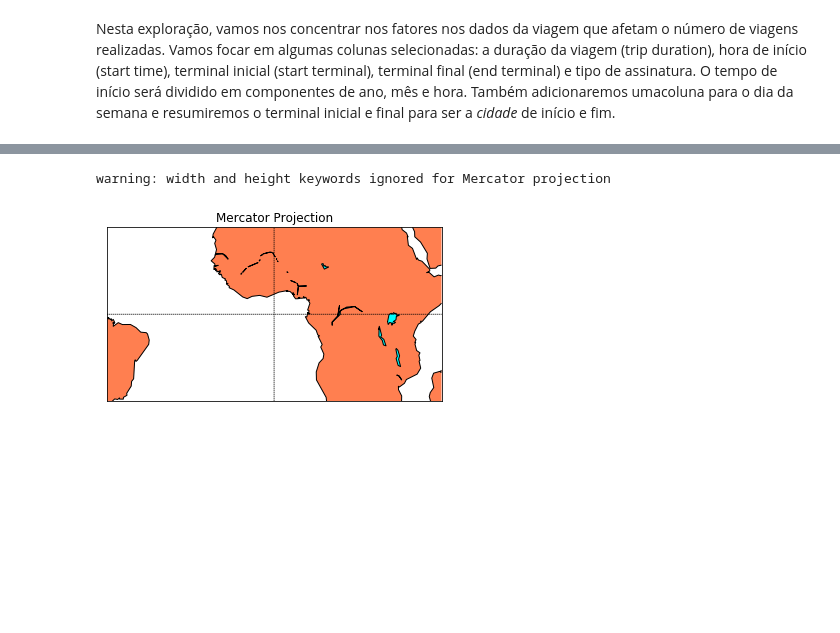
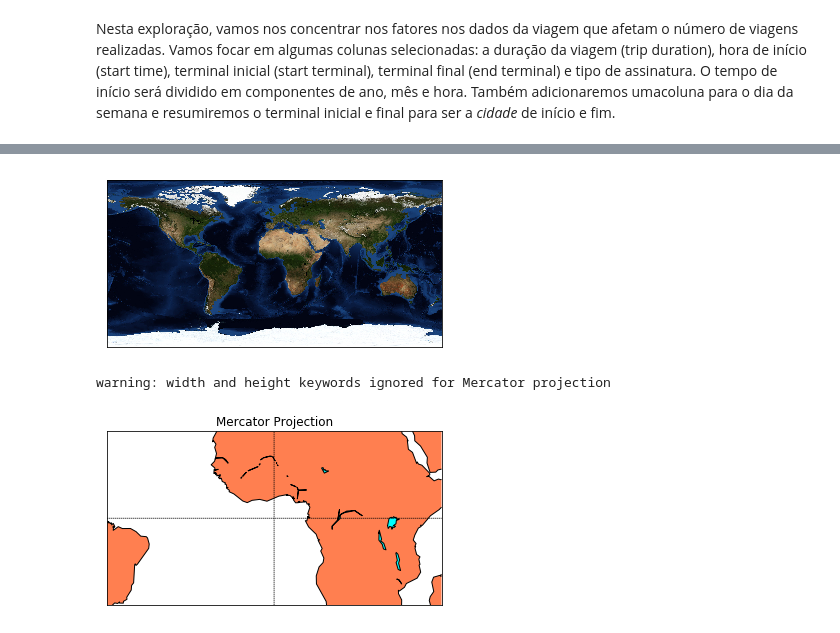
Before and after one commit to jpventura/BikeShareAnalysis, a Jupyter notebook: Analise_Bay_Area_Bike_Share-NDFDSI.ipynb, the cells around one changed output, grey strips where cells are left out. Drawn from its saved outputs; the diff is of its cells as text; code cells hidden in the pictures; blank space fills up the shorter version.

```diff
--- a/Analise_Bay_Area_Bike_Share-NDFDSI.ipynb
+++ b/Analise_Bay_Area_Bike_Share-NDFDSI.ipynb
@@ -102,3 +102,8 @@ COLUMNS = [
     'trip_duration',
     'subscription_type'
 ]
+# %%
+m = Basemap(width=12000,height=9000)
+m.bluemarble()
+plt.show()
+# %% [output]
@@ -105,3 +111,4 @@ COLUMNS = [
+[figure, added]
 # %%
 from mpl_toolkits.basemap import Basemap
 import matplotlib.pyplot as plt
```
Also changed, not shown: parts of 2 cells of this notebook, 1 other file.
